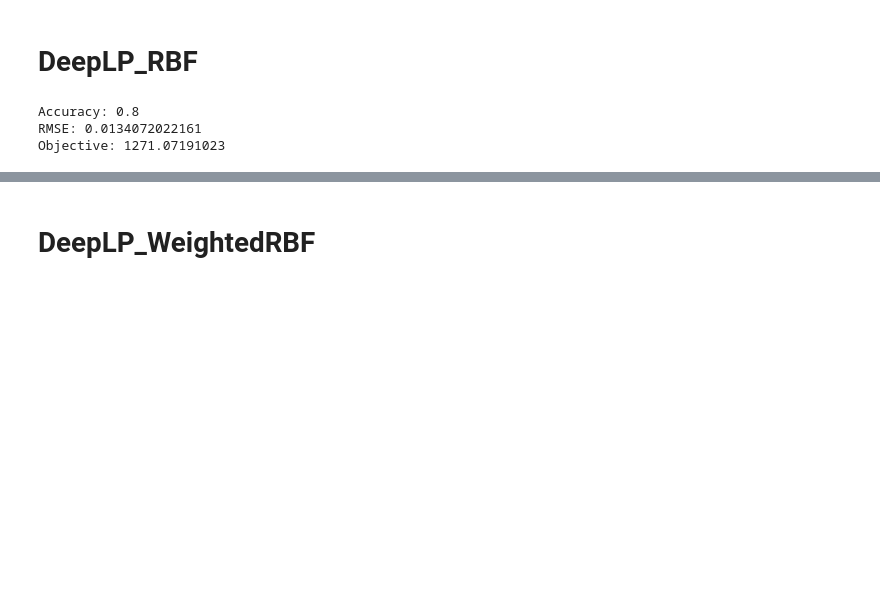
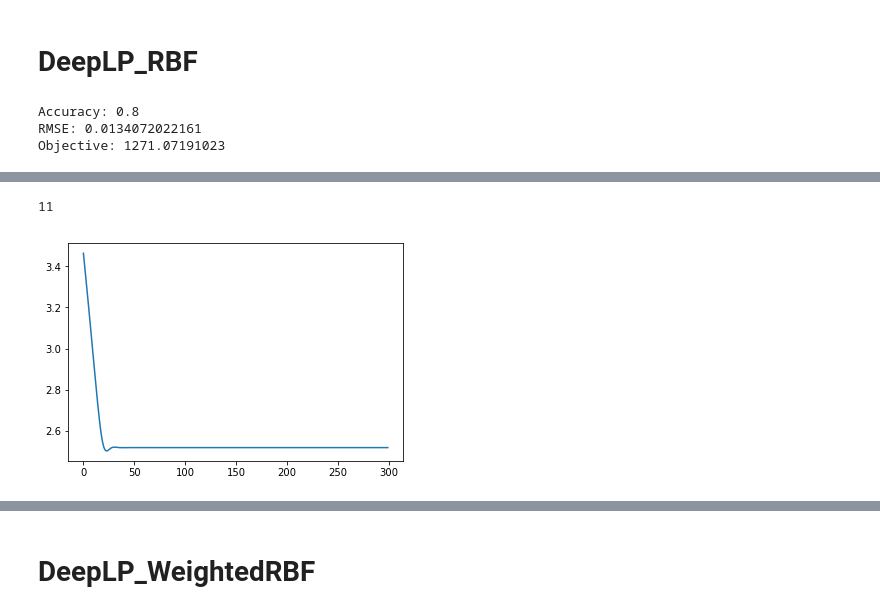
Before and after one commit to GRSEB9S/Deep-Label-Propagation, a Jupyter notebook: main.ipynb, the cells around one changed output, grey strips where cells are left out. Cells and saved outputs as stored; diff of their text form; code cells hidden in the pictures; blank space fills up the shorter version.

```diff
--- a/main.ipynb
+++ b/main.ipynb
@@ -86,7 +107,7 @@ Objective: 1271.07189292
 # DeepLP_RBF
 # %%
 sess = tf.Session()
-dlp_rbf = DeepLP_RBF(10, num_nodes, features, graph, np.var(features), 0.1, sess)
+dlp_rbf = DeepLP_RBF(10, num_nodes, features, graph, np.var(features), 0.01, sess)
 # %%
 pred_dlp_rbf = dlp_rbf.labelprop(test_data)
 Uy_dlp_rbf = np.rint(pred_dlp_rbf[:,num_labeled:]).reshape(num_unlabeled)
@@ -99,5 +120,5 @@ Accuracy: 0.8
 RMSE: 0.0134072022161
 Objective: 1271.07191023
 # %%
-dlp_rbf.train(data,5)
+dlp_rbf.train(data,10)
 # %% [output]
@@ -108,0 +137,9 @@ epoch: 4 loss: 0.00283892 sigma: 2.51398
+# %%
+len(dlp_rbf.sigmas)
+# %% [output]
+11
+# %%
+plt.plot(dlp_rbf.sigmas)
+plt.show()
+# %% [output]
+[figure, added]
```
Also changed, not shown: parts of 20 cells of this notebook, 3 other files.
